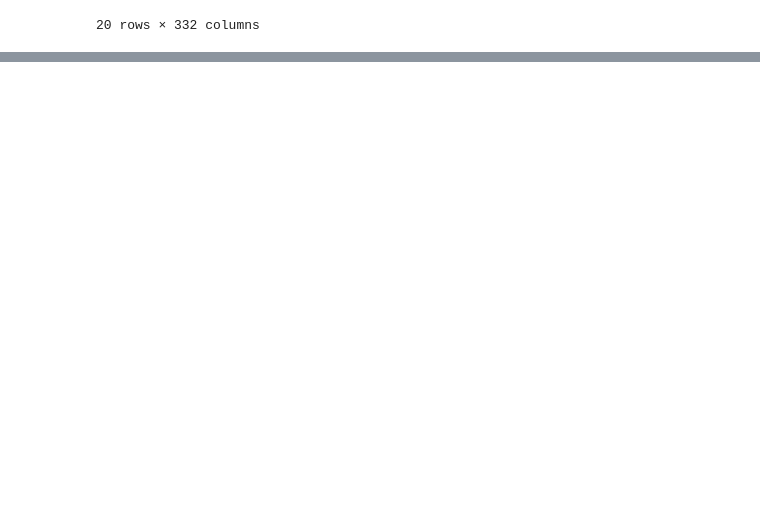
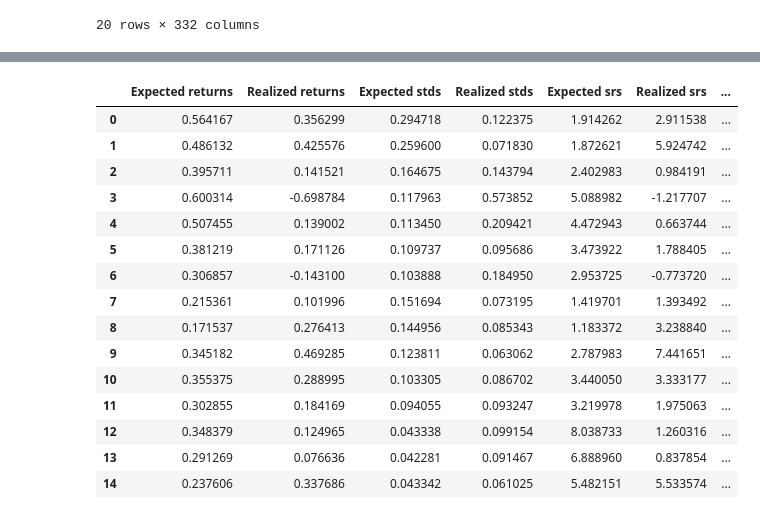
Before and after one commit to FerdinandBjerreWahl/BA, a Jupyter notebook: Backtest.ipynb, the cells around one changed output, grey strips where cells are left out. Drawn from its saved outputs; the diff is of its cells as text; code cells hidden in the pictures; blank space fills up the shorter version.

```diff
--- a/Backtest.ipynb
+++ b/Backtest.ipynb
@@ -158,0 +246,19 @@ dtype: float64
+# %%
+file_path = "ESG_DATA.csv"
+esg = read_data(file_path)
+column_name = 'environment_score'
+column_value = 'High'
+threshold = 0
+operator = 'geq'
+prefixes= ['SE','DK','NO']
+
+#If you want montly
+#time = 'M'
+
+#If you want yearly
+time = 'y'
+
+start_date = '2000-01-01'
+end_date = '2020-01-01'
+# %%
+returnsN = gfs(file_path, column_name, column_value, prefixes, start_date, end_date, time=time, threshold=threshold, operator=operator)
@@ -158,0 +287,7 @@ dtype: float64
+# %%
+ESG_threshold = 550
+window = 5
+rf = 0.00
+score = 'environment_score'
+window = 5
+BacktestGW = backtestGW(rf,esg,score,window,returnsN,ESG_threshold)
@@ -158,0 +312,19 @@ dtype: float64
+# %%
+BacktestGW
+# %% [output]
+|  | Expected returns | Realized returns | Expected stds | Realized stds | Expected srs | Realized srs | ... |
+| 0 | 0.564167 | 0.356299 | 0.294718 | 0.122375 | 1.914262 | 2.911538 | ... |
+| 1 | 0.486132 | 0.425576 | 0.259600 | 0.071830 | 1.872621 | 5.924742 | ... |
+| 2 | 0.395711 | 0.141521 | 0.164675 | 0.143794 | 2.402983 | 0.984191 | ... |
+| 3 | 0.600314 | -0.698784 | 0.117963 | 0.573852 | 5.088982 | -1.217707 | ... |
+| 4 | 0.507455 | 0.139002 | 0.113450 | 0.209421 | 4.472943 | 0.663744 | ... |
+| 5 | 0.381219 | 0.171126 | 0.109737 | 0.095686 | 3.473922 | 1.788405 | ... |
+| 6 | 0.306857 | -0.143100 | 0.103888 | 0.184950 | 2.953725 | -0.773720 | ... |
+| 7 | 0.215361 | 0.101996 | 0.151694 | 0.073195 | 1.419701 | 1.393492 | ... |
+| 8 | 0.171537 | 0.276413 | 0.144956 | 0.085343 | 1.183372 | 3.238840 | ... |
+| 9 | 0.345182 | 0.469285 | 0.123811 | 0.063062 | 2.787983 | 7.441651 | ... |
+| 10 | 0.355375 | 0.288995 | 0.103305 | 0.086702 | 3.440050 | 3.333177 | ... |
+| 11 | 0.302855 | 0.184169 | 0.094055 | 0.093247 | 3.219978 | 1.975063 | ... |
+| 12 | 0.348379 | 0.124965 | 0.043338 | 0.099154 | 8.038733 | 1.260316 | ... |
+| 13 | 0.291269 | 0.076636 | 0.042281 | 0.091467 | 6.888960 | 0.837854 | ... |
+| 14 | 0.237606 | 0.337686 | 0.043342 | 0.061025 | 5.482151 | 5.533574 | ... |
```
Also changed, not shown: parts of 22 cells of this notebook, 1 other file.
